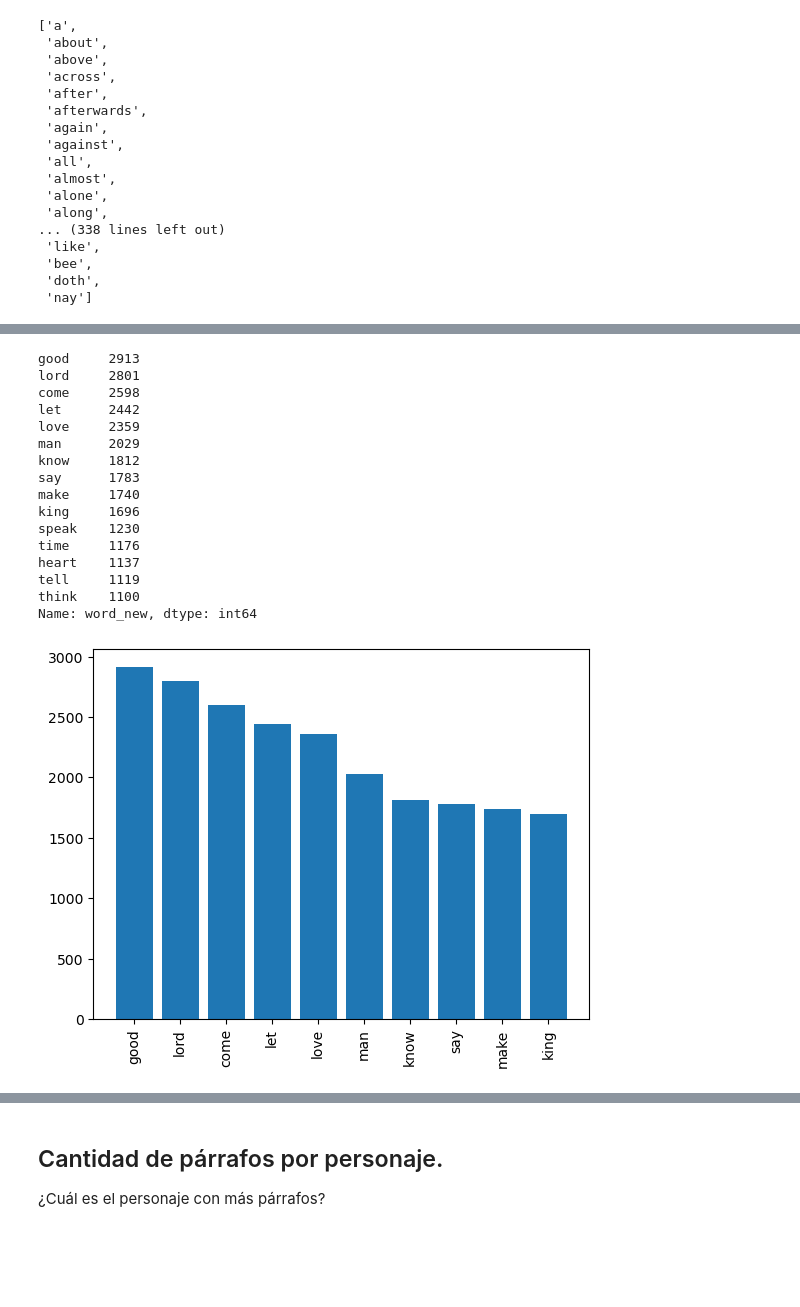
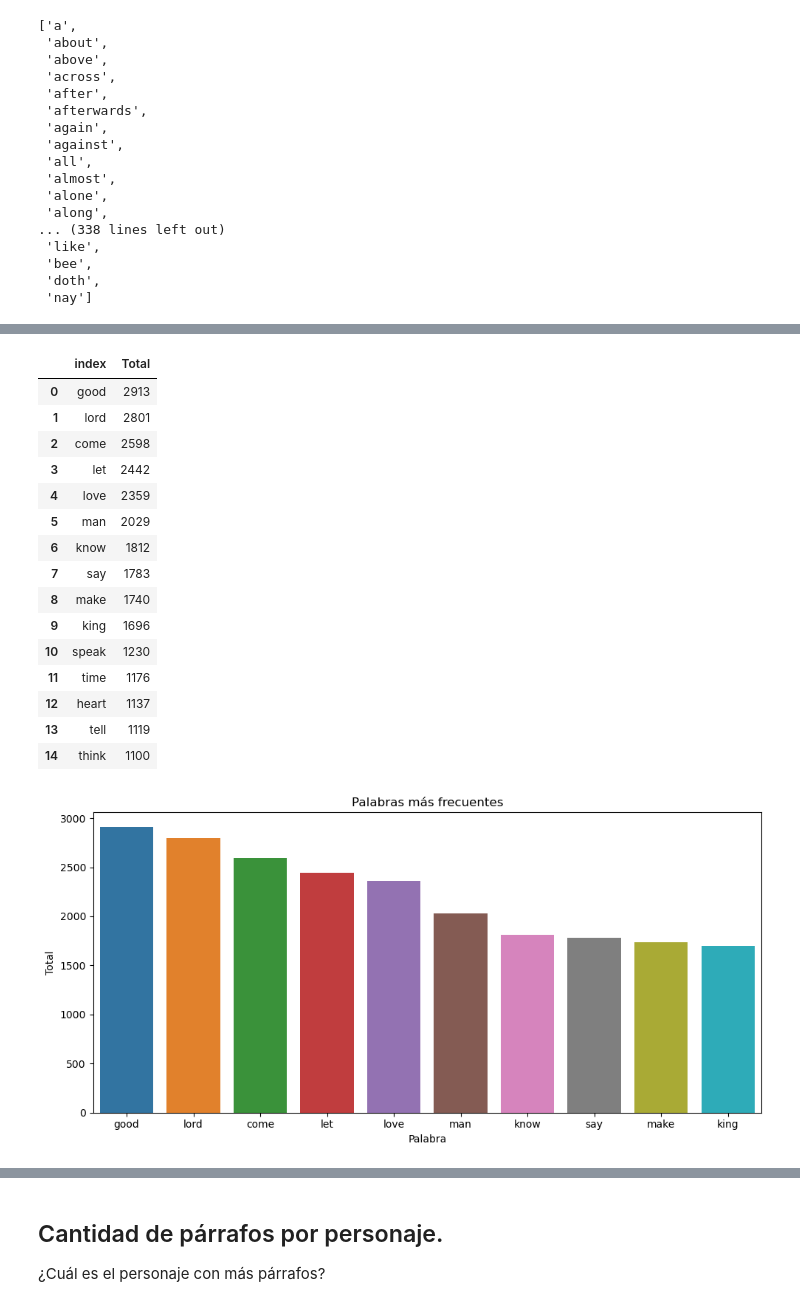
Before and after one commit to AnaCortazzo/ShakespeareTarea1, a Jupyter notebook: shakespeareAnalysis.ipynb, the cells around one changed output, grey strips where cells are left out. Cells and saved outputs as stored; diff of their text form; code cells hidden in the pictures; blank space fills up the shorter version.

```diff
--- a/shakespeareAnalysis.ipynb
+++ b/shakespeareAnalysis.ipynb
@@ -385,28 +402,42 @@ df_words_clean = df_words[df_words['word_new'] != '']
 # %%
-df_count_words = df_words_clean['word_new'].value_counts()
+df_count_words = df_words_clean['word_new'].value_counts().reset_index(name='Total')
 df_count_words.head(15)
 # %% [output]
-good     2913
-lord     2801
-come     2598
-let      2442
-love     2359
-man      2029
-know     1812
-say      1783
-make     1740
-king     1696
-speak    1230
-time     1176
-heart    1137
-tell     1119
-think    1100
-Name: word_new, dtype: int64
+|  | index | Total |
+| 0 | good | 2913 |
+| 1 | lord | 2801 |
+| 2 | come | 2598 |
+| 3 | let | 2442 |
+| 4 | love | 2359 |
+| 5 | man | 2029 |
+| 6 | know | 1812 |
+| 7 | say | 1783 |
+| 8 | make | 1740 |
+| 9 | king | 1696 |
+| 10 | speak | 1230 |
+| 11 | time | 1176 |
+| 12 | heart | 1137 |
+| 13 | tell | 1119 |
+| 14 | think | 1100 |
-# %%
-# Visualización 10 palabras más usadas en la obra
-
-char_show = df_count_words[:10]
-plt.bar(char_show.index, char_show.values)
-_ = plt.xticks(rotation=90)
-# %% [output]
-[figure, removed]
+# %%
+#Visualización 10 palabras mas dichas
+
+fig = plt.figure(figsize=(10,5)) # para aumentar la resolución dpi=300
+ax = fig.gca()
+
+# Crear gráfico de barras
+barplot = sns.barplot(x='index', y='Total', data=df_count_words[:10], ax=ax)
+
+# Añadir título y etiquetas de ejes
+#ax.legend(loc='center left', bbox_to_anchor=(1.0, 0.5))
+ax.set_title('Palabras más frecuentes')
+ax.set_xlabel('Palabra')
+ax.set_ylabel('Total')
+
+# Ajustar el layout
+fig.tight_layout()
+
+# Mostrar el gráfico
+plt.show()
+# %% [output]
+[figure, added]
```
Also changed, not shown: parts of 13 cells of this notebook, 1 other file.
